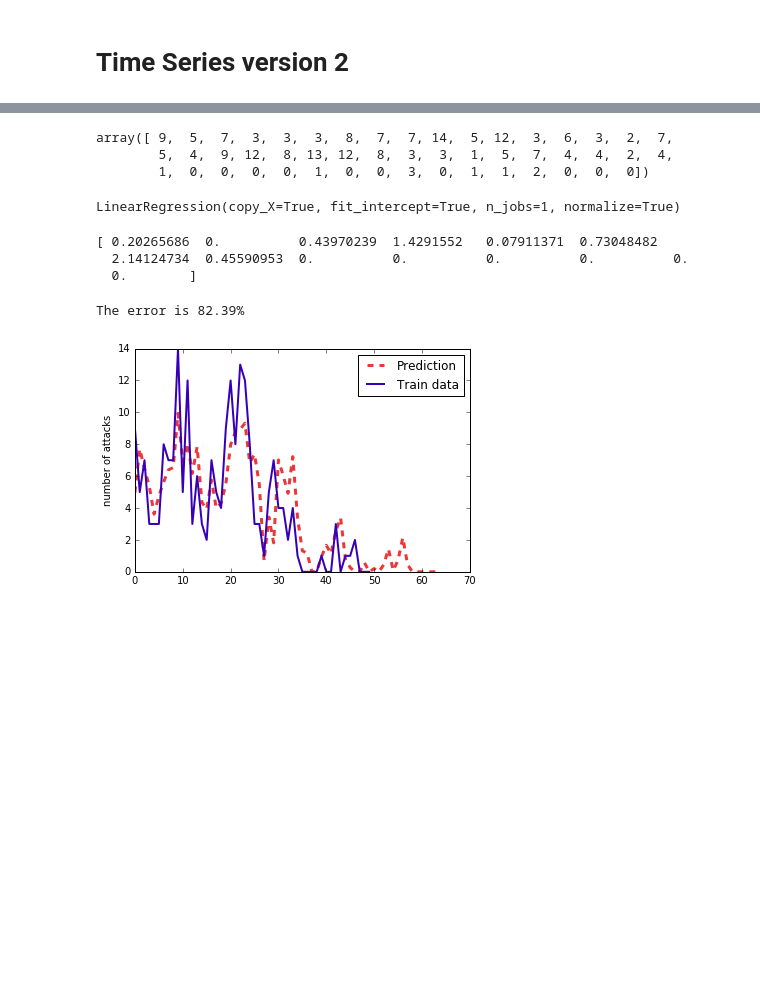
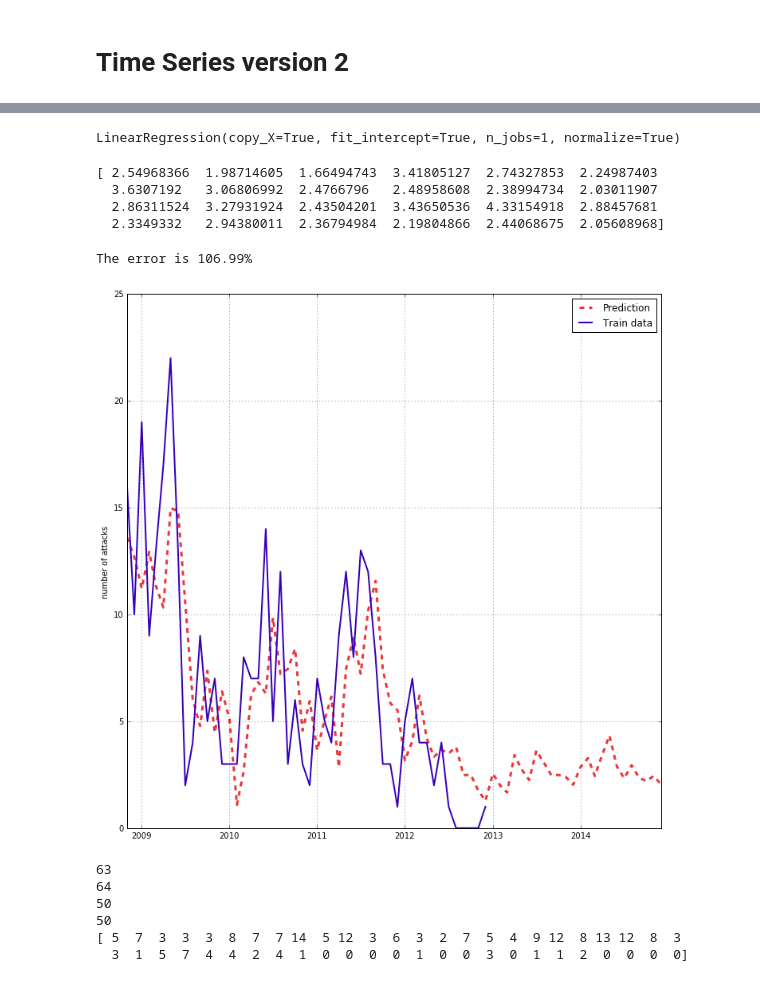
Before and after one commit to ifrebault/PiracyAttackPrediction, a Jupyter notebook: Machine_learning/ML.prediction.global.ipynb, the cells around one changed output, grey strips where cells are left out. Cells and saved outputs as stored; diff of their text form; code cells hidden in the pictures; blank space fills up the shorter version.

Commit message:
improve date in axis

```diff
--- a/Machine_learning/ML.prediction.global.ipynb
+++ b/Machine_learning/ML.prediction.global.ipynb
@@ -19,7 +20,8 @@ import matplotlib.pyplot as plt
 # %%
 df = pd.read_csv('../data/aden_golfe_matrix_global.csv',sep=';')
 df.head()
-df['date'] = df.apply(lambda row: datetime.datetime.strptime(row['date'], "%Y-%m-%d"), axis=1)
+listDate = df.apply(lambda row: datetime.datetime.strptime(row['date'], "%Y-%m-%d"), axis=1)
+df['date']=listDate
 df['Full_Years'] = df.apply(lambda row: row['Years']+(row['Month']/12), axis=1)
 df.head()
 # %% [output]
@@ -161,15 +162,9 @@ def organize_data(to_forecast, window, horizon):
     y = np.array([X[i+horizon][-1] for i in range(len(X)-horizon)])
     return X[:-horizon], y
 
-k = 20   # number of previous observations to use
+k = 10   # number of previous observations to use
 h = 1  # forecast horizon
 X,y = organize_data(to_forecast, k, h)
-# %%
-y[:m]
-# %% [output]
-array([ 9,  5,  7,  3,  3,  3,  8,  7,  7, 14,  5, 12,  3,  6,  3,  2,  7,
-        5,  4,  9, 12,  8, 13, 12,  8,  3,  3,  1,  5,  7,  4,  4,  2,  4,
-        1,  0,  0,  0,  0,  1,  0,  0,  3,  0,  1,  1,  2,  0,  0,  0])
 # %%
 m = 50 # number of samples to take in account
 regressor = LinearRegression(normalize=True)
@@ -181,9 +176,10 @@ prediction_error=regressor.predict(X[m:])
 prediction_error[prediction_error < 0] = 0
 print prediction_error
 # %% [output]
-[ 0.20265686  0.          0.43970239  1.4291552   0.07911371  0.73048482
-  2.14124734  0.45590953  0.          0.          0.          0.          0.
-  0.        ]
+[ 2.54968366  1.98714605  1.66494743  3.41805127  2.74327853  2.24987403
+  3.6307192   3.06806992  2.4766796   2.48958608  2.38994734  2.03011907
+  2.86311524  3.27931924  2.43504201  3.43650536  4.33154918  2.88457681
+  2.3349332   2.94380011  2.36794984  2.19804866  2.44068675  2.05608968]
 # %%
 def mape(ypred, ytrue):
     """ returns the mean absolute percentage error """
@@ -192,19 +188,42 @@ def mape(ypred, ytrue):
 
 print 'The error is %0.2f%%' % mape(prediction_error,y[m:])
 # %% [output]
-The error is 82.39%
+The error is 106.99%
 # %%
+width = 12
+height = 12
+plt.figure(figsize=(12,12))
+
+
 predictions=regressor.predict(X)
 predictions[predictions < 0] = 0
 #figure(figsize=(8,6))
 #plt(y, label='True demand', color='#377EB8', linewidth=2)
-plt.plot(predictions, '--', color='#EB3737', linewidth=3, label='Prediction')
-plt.plot(y[:m], label='Train data', color='#3700B8', linewidth=2)
+plt.plot(listDate[k:],predictions, '--', color='#EB3737', linewidth=3, label='Prediction')
+plt.plot(listDate[k:k+m],y[:m], label='Train data', color='#3700B8', linewidth=2)
+plt.grid(True)
+
 #plt.xticks(arange(len(dates))[1::4],dates[1::4], rotation=45)
-#plt.axis([2008, 2015, 0, max(y[:m])])
+#plt.xticks(x, rotation='vertical')
+#plt.xticks(labels, rotation='vertical')
+
+#plt.axis([2012, 2015, 0, max(y[:m])])
 #t = np.arange(2008, 2015, 1/12)
 plt.legend(loc='upper right')
 plt.ylabel('number of attacks')
 plt.show()
 # %% [output]
-[figure, old version]
+[figure, new version]
+# %%
+print len(predictions)
+print len(listDate[:64])
+print len(y[:m])
+print len(listDate[:m])
+print y[:m]
+# %% [output]
+63
+64
+50
+50
+[ 5  7  3  3  3  8  7  7 14  5 12  3  6  3  2  7  5  4  9 12  8 13 12  8  3
+  3  1  5  7  4  4  2  4  1  0  0  0  0  1  0  0  3  0  1  1  2  0  0  0  0]
```
Also changed, not shown: parts of 3 cells of this notebook.
